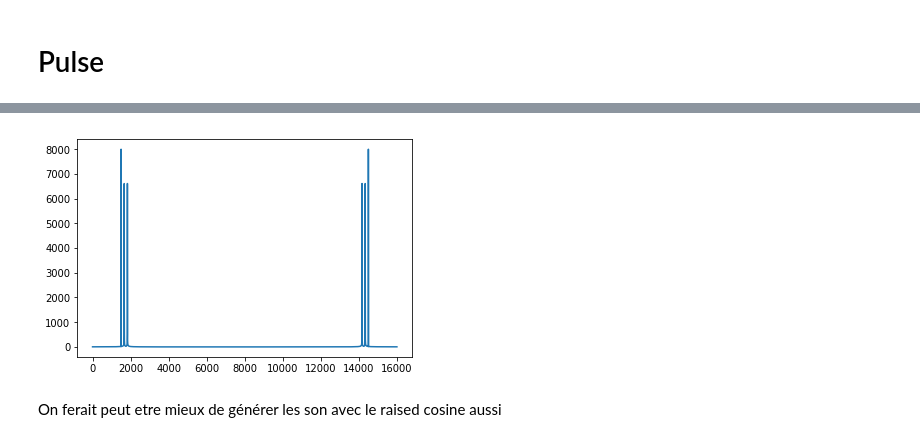
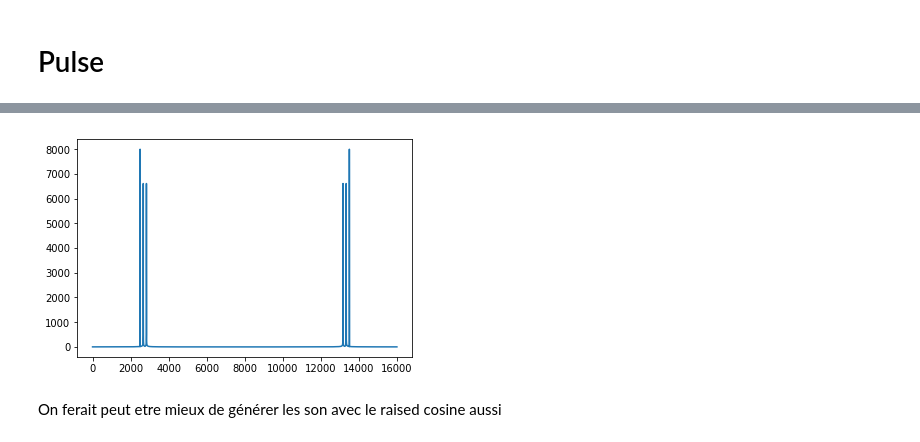
Before and after one commit to lucieperrotta/PDC, a Jupyter notebook: waveformFormer.ipynb, the cells around one changed output, grey strips where cells are left out. Saved outputs shown, nothing was run; the diff lists cells and outputs as text; code cells hidden in the pictures.

```diff
--- a/waveformFormer.ipynb
+++ b/waveformFormer.ipynb
@@ -11 +21,9 @@ import scipy.signal as sgn
 from helpers import *
+# %%
+# Constants
+
+Fs = 16000 # sampling freqency
+TWOPI = 2 * np.pi
+T=1
+
+freq_shift = 0 # will be set to 1000 [Hz] if the channel is between 2000 and 3000 Hz, and left so if 1000->2000
@@ -11,0 +57,14 @@ from helpers import *
+# %%
+# Check presence of silence between 1kHz and 2 kHz
+
+noise12 = butter_bandpass_filter(noise, 1200, 1800, Fs, order=10)
+amplitude12 = np.mean(noise12)
+
+# Check presence of silence between 2kHz and 3 kHz
+noise23 = butter_bandpass_filter(noise, 2200, 2800, Fs, order=10)
+amplitude23 = np.mean(noise23)
+
+# Plot
+plt.plot(abs(np.fft.fft(noise12, Fs)))
+plt.plot(abs(np.fft.fft(noise23, Fs)))
+plt.show()
@@ -11,0 +73,11 @@ from helpers import *
+# %%
+NOISE_RANGE=0
+if (abs(amplitude12) < abs(amplitude23)):
+    NOISE_RANGE=1
+else:
+    NOISE_RANGE=2
+
+if(NOISE_RANGE==2):
+    freq_shift=1000
+
+NOISE_RANGE # =1 if channel is free between 1kHz and 2kHz, =2 if 2kHz to 3kHz
@@ -29,13 +99,13 @@ my_base = np.linspace(1000, 2000, num= math.ceil(number_bits)) # shouldn't they
 # %%
 #adds to x a wave of frequency f
 def wave(x,f,n):
-    x += np.sin(TWOPI * (float(f)/Fs) * n)
+    x += np.sin(TWOPI * (float(f + freq_shift)/Fs) * n) # If freq_shift=1000, all sines are shifted to the 1kHz-2kHz range.
     return x
 
 #transforms a character from our alphabet to a distinct wave
 def toWave(c):
     my_bin = toBinary(c)
-    x = np.zeros((T * Fs))
+    x = np.zeros(int(T * Fs))
     n = np.arange(len(x))
     for i in range(len(my_bin) -1, -1, -1):
         if(int(my_bin[i])):
@@ -57,10 +127,10 @@ IPython.display.Audio(x, rate=Fs)
 [interactive output not drawn]
 # %%
-X = np.fft.fft(x)
+X = np.fft.fft(x, Fs)
 plt.plot(np.abs(X))
 plt.show()
 # %% [output]
-[figure, old version]
+[figure, new version]
 # %% [markdown]
 On ferait peut etre mieux de générer les son avec le raised cosine aussi
 # %% [markdown]
```
Also changed, not shown: parts of 9 cells of this notebook, 2 other files.
